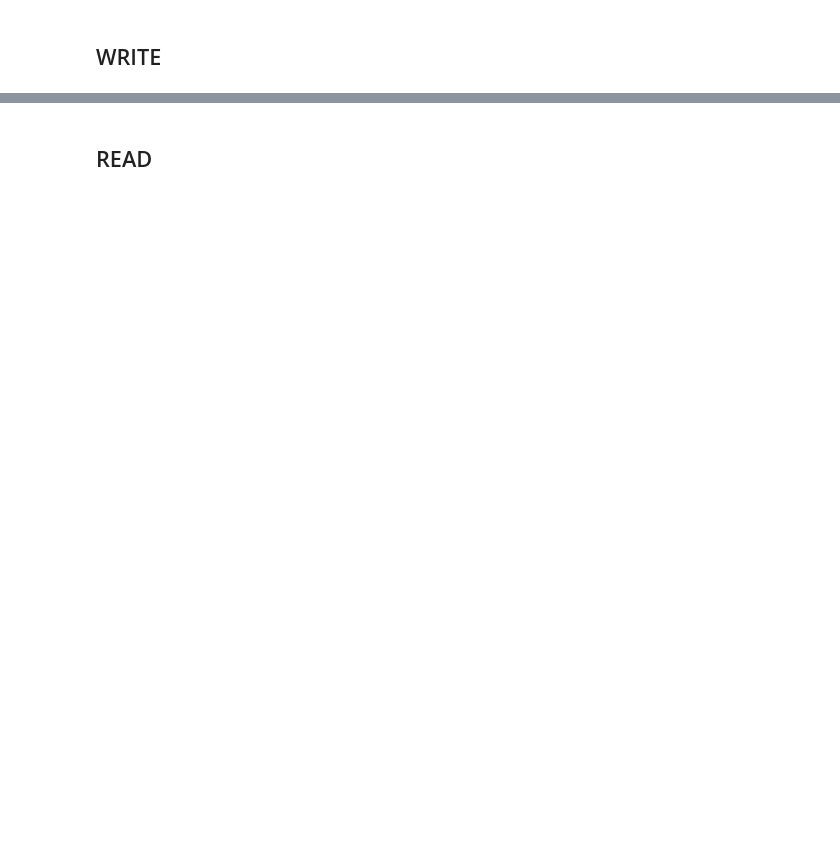
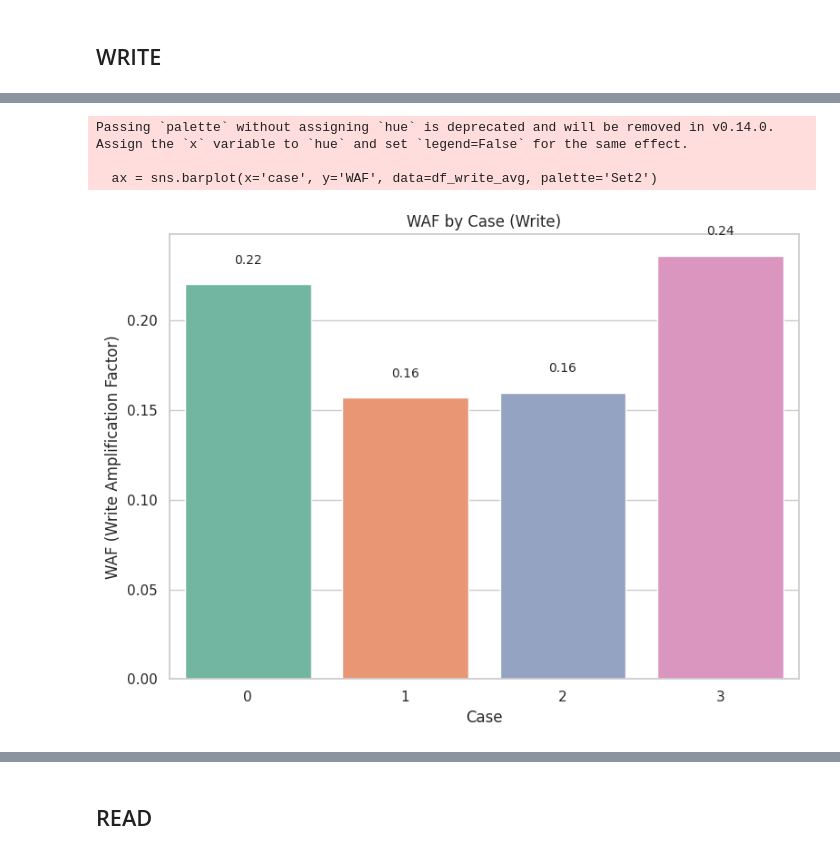
Before and after one commit to yrc00/opensource_sw_analysis, a Jupyter notebook: Lab2/H3/h3_graph_2.ipynb, the cells around one changed output, grey strips where cells are left out. Saved outputs shown, nothing was run; the diff lists cells and outputs as text; code cells hidden in the pictures; blank space fills up the shorter version.

```diff
--- a/Lab2/H3/h3_graph_2.ipynb
+++ b/Lab2/H3/h3_graph_2.ipynb
@@ -37,3 +40,6 @@ df
 # 작업 유형별로 필터링
 df_read = df[df['work'] == 'read']
 df_write = df[df['work'] == 'write']
+# %%
+df_write_avg = df_write.groupby('case').mean(numeric_only=True).reset_index()
+df_write_avg
@@ -57 +78,21 @@ Passing `palette` without assigning `hue` is deprecated and will be removed in v
+# %%
+plt.figure(figsize=(8, 6))
+ax = sns.barplot(x='case', y='WAF', data=df_write_avg, palette='Set2')
+
+# 막대 위에 값 표기
+for p in ax.patches:
+    height = p.get_height()
+    ax.text(p.get_x() + p.get_width() / 2., height + 0.01,
+            f'{height:.2f}', ha='center', va='bottom', fontsize=10)
+
+plt.title('WAF by Case (Write)')
+plt.xlabel('Case')
+plt.ylabel('WAF (Write Amplification Factor)')
+plt.tight_layout()
+plt.show()
+# %% [output]
+Passing `palette` without assigning `hue` is deprecated and will be removed in v0.14.0. Assign the `x` variable to `hue` and set `legend=False` for the same effect.
+
+  ax = sns.barplot(x='case', y='WAF', data=df_write_avg, palette='Set2')
+[figure, added]
 # %%
```
Also changed, not shown: parts of 33 cells of this notebook, 6 other files.
